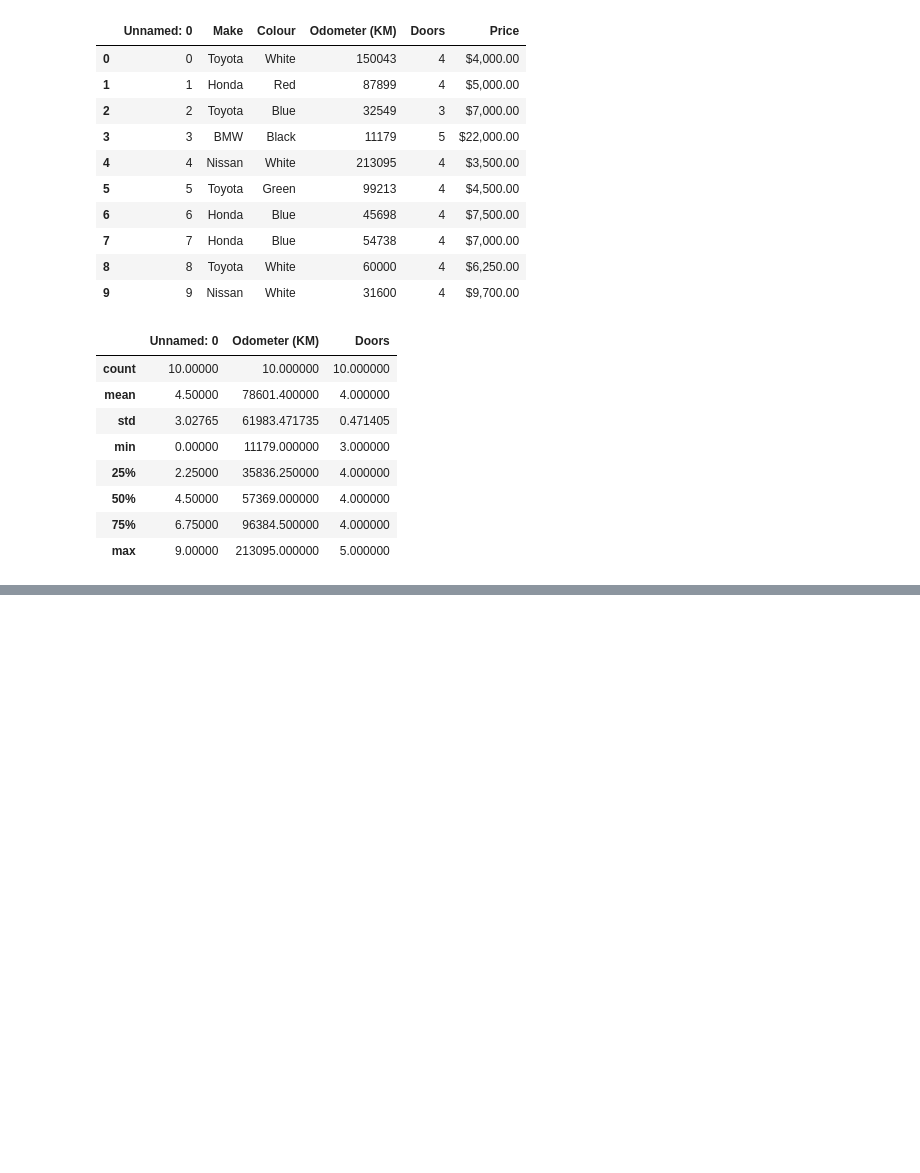
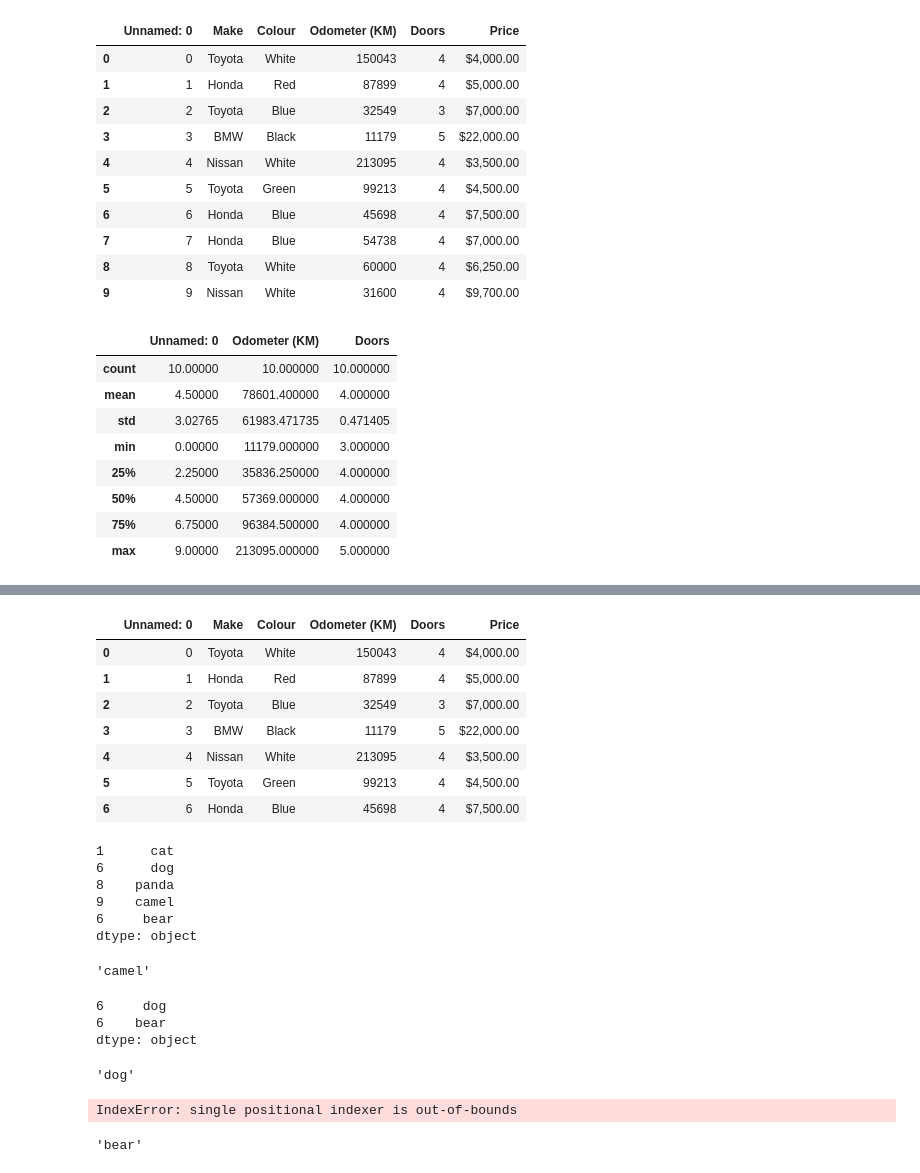
Before and after one commit to Ajay051839/ML-Sample-project, a Jupyter notebook: introduction-to-pandas.ipynb, the cells around one changed output, grey strips where cells are left out. Drawn from its saved outputs; the diff is of its cells as text; code cells hidden in the pictures; blank space fills up the shorter version.

Commit message:
Exploring capabilities of Pandas

```diff
--- a/introduction-to-pandas.ipynb
+++ b/introduction-to-pandas.ipynb
@@ -123,0 +212,11 @@ car_data.describe() #STATISTICAL INFO ABOUT THE DATA
+# %%
+car_data.head(7) #displays top-7 rows
+# %% [output]
+|  | Unnamed: 0 | Make | Colour | Odometer (KM) | Doors | Price |
+| 0 | 0 | Toyota | White | 150043 | 4 | $4,000.00 |
+| 1 | 1 | Honda | Red | 87899 | 4 | $5,000.00 |
+| 2 | 2 | Toyota | Blue | 32549 | 3 | $7,000.00 |
+| 3 | 3 | BMW | Black | 11179 | 5 | $22,000.00 |
+| 4 | 4 | Nissan | White | 213095 | 4 | $3,500.00 |
+| 5 | 5 | Toyota | Green | 99213 | 4 | $4,500.00 |
+| 6 | 6 | Honda | Blue | 45698 | 4 | $7,500.00 |
@@ -123,0 +226,31 @@ car_data.describe() #STATISTICAL INFO ABOUT THE DATA
+# %%
+animals
+# %% [output]
+1      cat
+6      dog
+8    panda
+9    camel
+6     bear
+dtype: object
+# %%
+animals.loc[9] #it is kind of key and value
+# %% [output]
+'camel'
+# %%
+animals.loc[6]
+# %% [output]
+6     dog
+6    bear
+dtype: object
+# %%
+animals.iloc[1] #It returns element at 1st position starting from 0
+# %% [output]
+'dog'
+# %%
+animals.iloc[10]   #error because no 10 elements
+# %% [output]
+IndexError: single positional indexer is out-of-bounds
+# %%
+animals.iloc[4]
+# %% [output]
+'bear'
```
Also changed, not shown: parts of 28 cells of this notebook.
